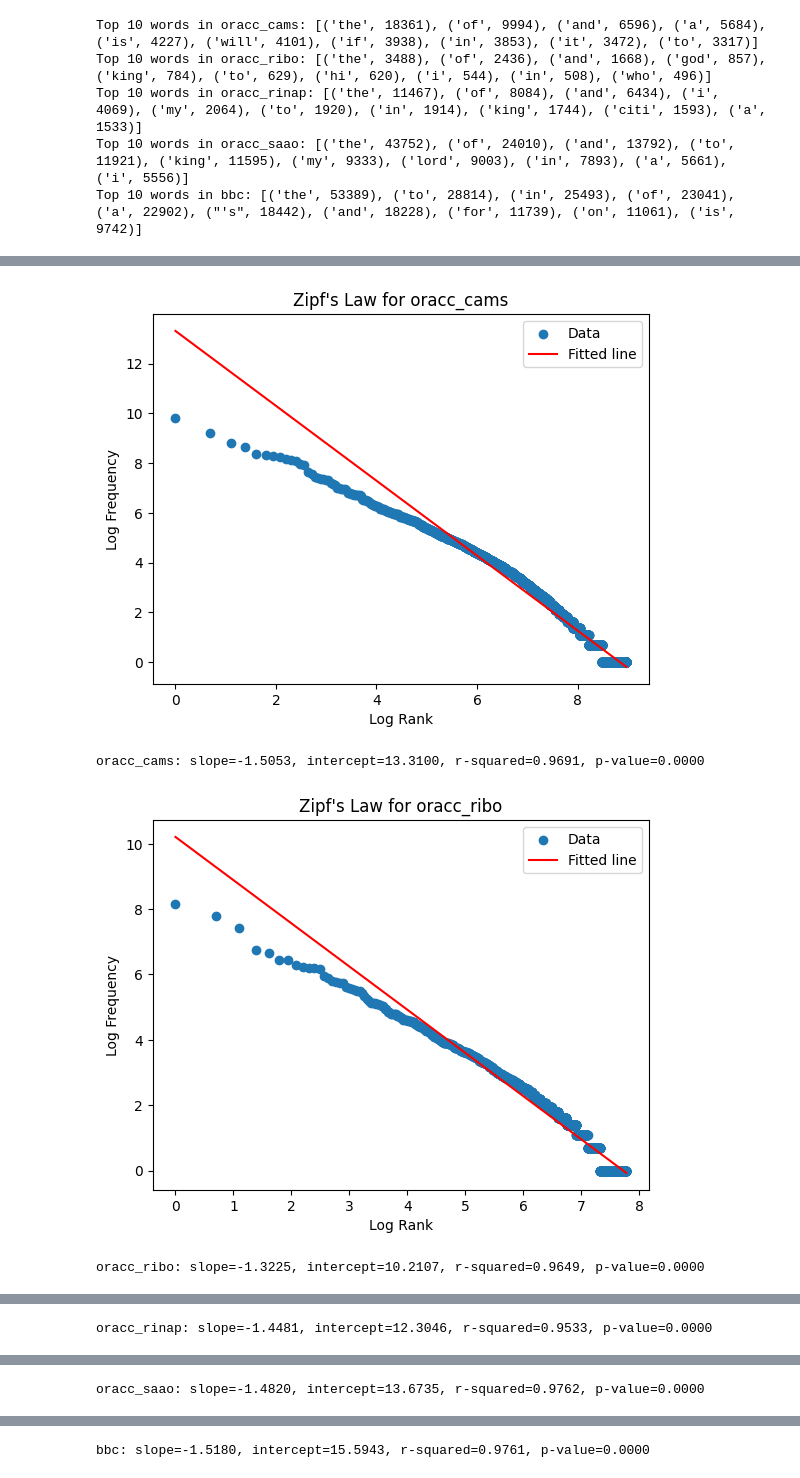
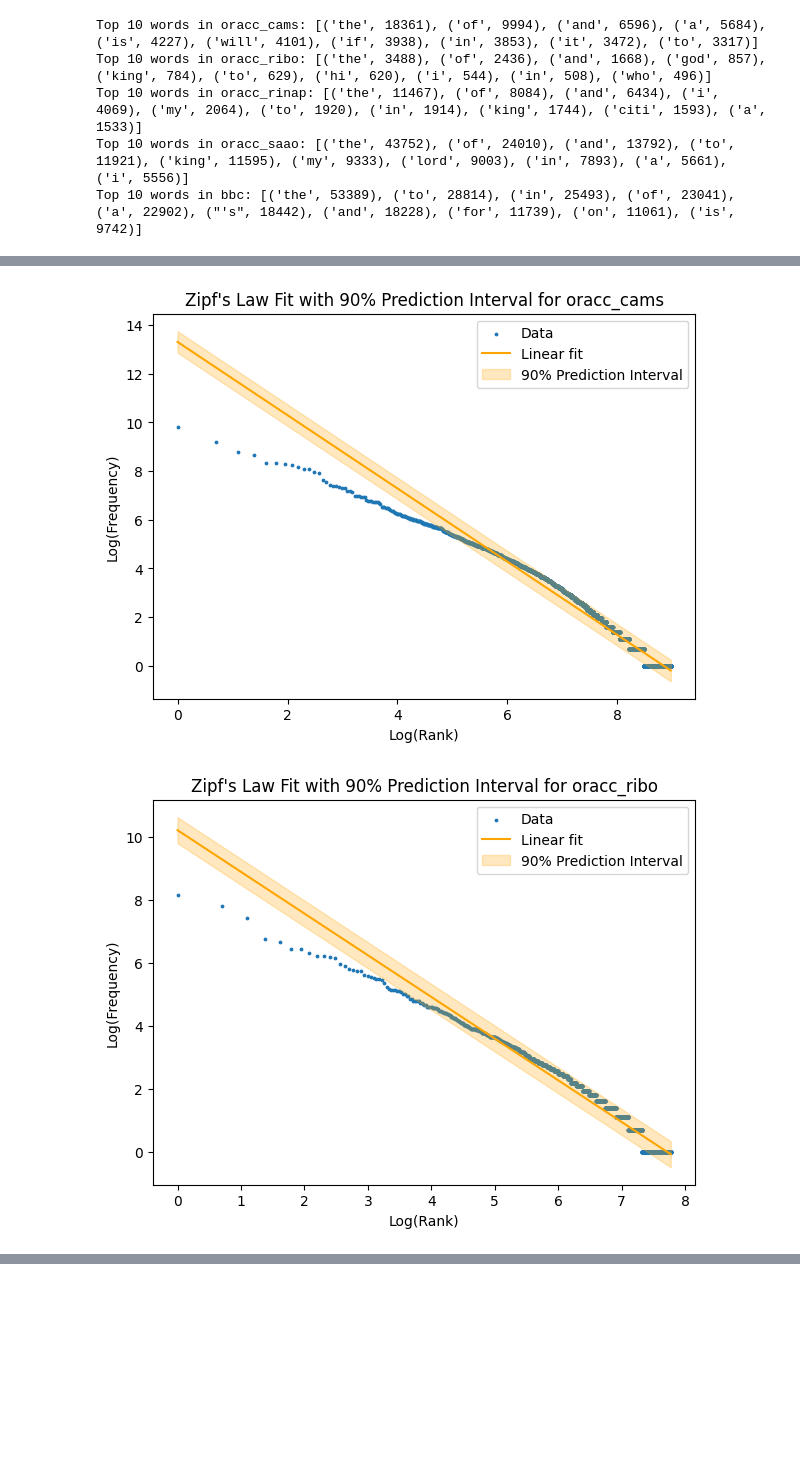
Before and after one commit to Sahe00/NLPTM_finalproject, a Jupyter notebook: project.ipynb, the cells around one changed output, grey strips where cells are left out. Cells and saved outputs as stored; diff of their text form; code cells hidden in the pictures; blank space fills up the shorter version.

```diff
--- a/project.ipynb
+++ b/project.ipynb
@@ -516,32 +372,46 @@ Notes:
 # %%
 # for each corpus, plot the frequency and rank of words (Zipf's law), and examine whether a linear fit can be accommodated with 90% confidence
 import numpy as np
 import matplotlib.pyplot as plt
-from scipy.stats import linregress
 from scipy import stats
+from sklearn.linear_model import LinearRegression
+
+def get_prediction_intervals(prediction, y_test, test_predictions, pi=.90):
+    # from https://medium.com/swlh/ds001-linear-regression-and-confidence-interval-a-hands-on-tutorial-760658632d99
+    sum_errs = np.sum((y_test - test_predictions)**2)
+    stdev = np.sqrt(1 / (len(y_test) - 2) * sum_errs)
+    #get interval from standard deviation
+    one_minus_pi = 1 - pi
+    ppf_lookup = 1 - (one_minus_pi / 2)
+    z_score = stats.norm.ppf(ppf_lookup)
+    interval = z_score * stdev
+    #generate prediction interval lower and upper bound cs_24
+    lower, upper = prediction - interval, prediction + interval
+    return lower, prediction, upper
 
 for corpus_name, freq_dist in freq_dists.items():
     freqs = np.array([freq for word, freq in freq_dist.most_common()])
     ranks = np.arange(1, len(freqs) + 1)
 
     log_ranks = np.log(ranks)
     log_freqs = np.log(freqs)
 
-    slope, intercept, r_value, p_value, std_err = linregress(log_ranks, log_freqs)
+    model = LinearRegression()
+    model.fit(log_ranks.reshape(-1, 1), log_freqs)
 
-    plt.figure()
-    plt.scatter(log_ranks, log_freqs, label='Data')
-    plt.plot(log_ranks, intercept + slope * log_ranks, 'r', label='Fitted line')
+    model_line = model.predict(log_ranks.reshape(-1, 1))
+    lower, prediction, upper = get_prediction_intervals(model_line, log_freqs, model_line, pi=0.90)
 
-    plt.xlabel('Log Rank')
-    plt.ylabel('Log Frequency')
-    plt.title(f"Zipf's Law for {corpus_name}")
+    # plotting
+    plt.figure(figsize=(7,5))
+    plt.scatter(log_ranks, log_freqs, label='Data', s=3)
+    plt.plot(log_ranks, model_line, color='orange', label='Linear fit', zorder=4)
+    plt.fill_between(log_ranks, lower, upper, color='orange', alpha=0.25, label='90% Prediction Interval', zorder=3)
+    plt.xlabel('Log(Rank)')
+    plt.ylabel('Log(Frequency)')
+    plt.title(f"Zipf's Law Fit with 90% Prediction Interval for {corpus_name}")
     plt.legend()
     plt.show()
-
-    print(f"{corpus_name}: slope={slope:.4f}, intercept={intercept:.4f}, r-squared={r_value**2:.4f}, p-value={p_value:.4f}")
 # %% [output]
-[figure, old version]
+[figure, new version]
-oracc_cams: slope=-1.5053, intercept=13.3100, r-squared=0.9691, p-value=0.0000
-[figure, old version]
+[figure, new version]
-oracc_ribo: slope=-1.3225, intercept=10.2107, r-squared=0.9649, p-value=0.0000
@@ -549 +418,0 @@ oracc_ribo: slope=-1.3225, intercept=10.2107, r-squared=0.9649, p-value=0.0000
-oracc_rinap: slope=-1.4481, intercept=12.3046, r-squared=0.9533, p-value=0.0000
@@ -551 +419,0 @@ oracc_rinap: slope=-1.4481, intercept=12.3046, r-squared=0.9533, p-value=0.0000
-oracc_saao: slope=-1.4820, intercept=13.6735, r-squared=0.9762, p-value=0.0000
@@ -553 +420,0 @@ oracc_saao: slope=-1.4820, intercept=13.6735, r-squared=0.9762, p-value=0.0000
-bbc: slope=-1.5180, intercept=15.5943, r-squared=0.9761, p-value=0.0000
```
Also changed, not shown: parts of 4 cells of this notebook.
